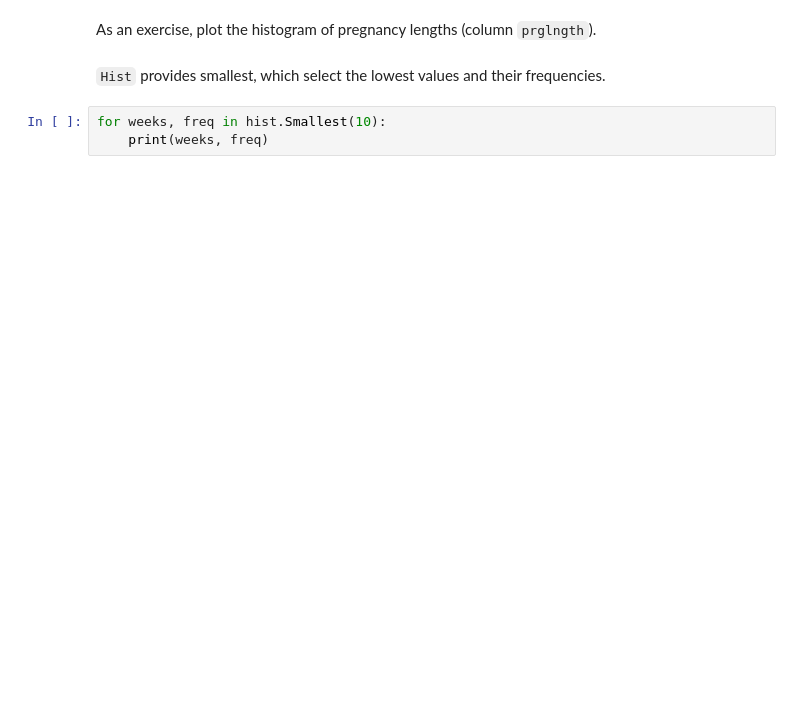
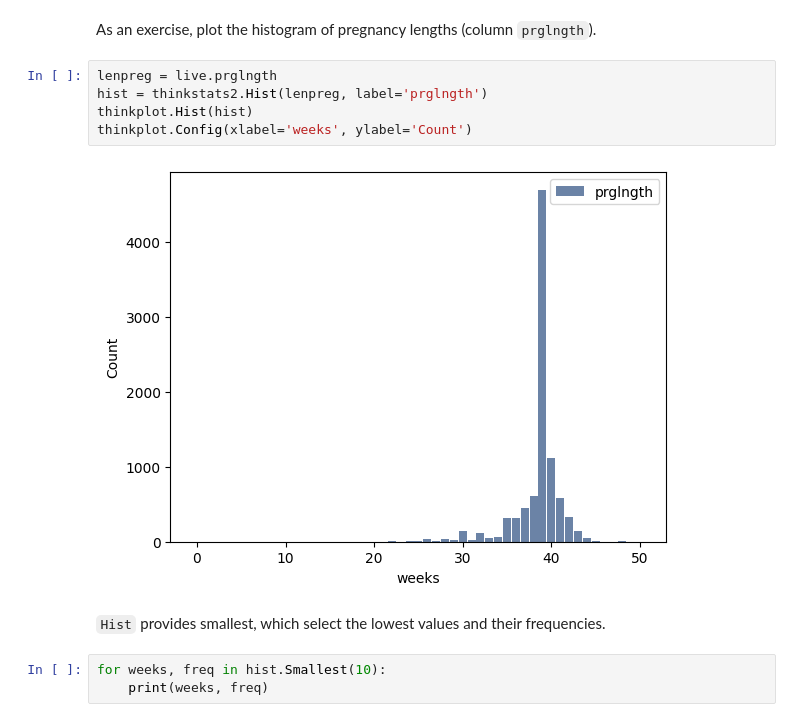
Before and after one commit to cjszhou/datasci, a Jupyter notebook: thinkstats2/chap02ex.ipynb, the cells around one changed output. Cells and saved outputs as stored; diff of their text form; blank space fills up the shorter version.

```diff
--- a/thinkstats2/chap02ex.ipynb
+++ b/thinkstats2/chap02ex.ipynb
@@ -145,5 +191,12 @@ thinkplot.Config(xlabel='years', ylabel='Count')
 # %% [markdown]
 As an exercise, plot the histogram of pregnancy lengths (column `prglngth`).
+# %%
+lenpreg = live.prglngth
+hist = thinkstats2.Hist(lenpreg, label='prglngth')
+thinkplot.Hist(hist)
+thinkplot.Config(xlabel='weeks', ylabel='Count')
+# %% [output]
+[figure, added]
 # %% [markdown]
 `Hist` provides smallest, which select the lowest values and their frequencies.
 # %%
```
Also changed, not shown: parts of 24 cells of this notebook, 2 other files.
